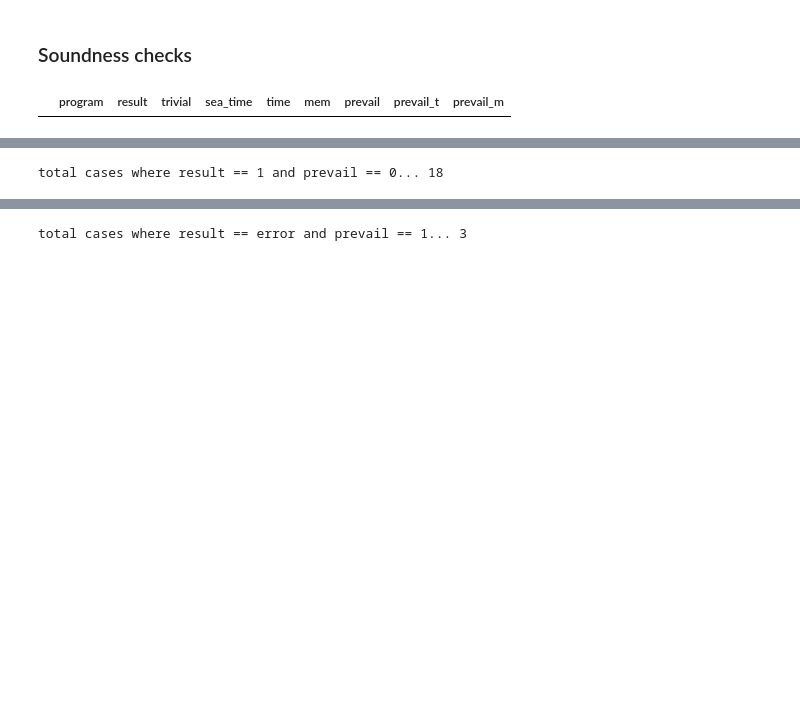
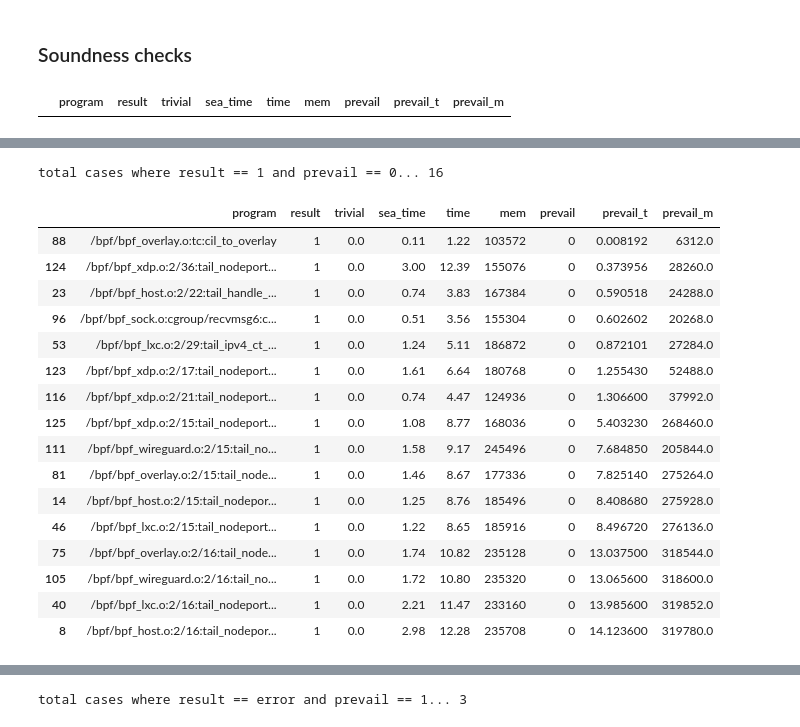
Before and after one commit to jetafese/btor2mlir-1, a Jupyter notebook: utils/ebpf/results/ebpf_results.ipynb, the cells around one changed output, grey strips where cells are left out. Cells and saved outputs as stored; diff of their text form; code cells hidden in the pictures; blank space fills up the shorter version.

```diff
--- a/utils/ebpf/results/ebpf_results.ipynb
+++ b/utils/ebpf/results/ebpf_results.ipynb
@@ -92,10 +92,27 @@ ebpf2mlir agrees with prevail on:  82 , and differs on:  65  programs
 # %%
 # resultAndNOTPrevail = mergedDF.query('result > prevail')
 resultAndNOTPrevail = mergedDF[mergedDF['result'].str.startswith("1") & mergedDF['prevail'].str.startswith("0")]
 print('total cases where result == 1 and prevail == 0...', resultAndNOTPrevail.count()['program'])
-# resultAndNOTPrevail
+resultAndNOTPrevail.sort_values('prevail_t')
 # %% [output]
-total cases where result == 1 and prevail == 0... 18
+total cases where result == 1 and prevail == 0... 16
+|  | program | result | trivial | sea_time | time | mem | prevail | prevail_t | prevail_m |
+| 88 | /bpf/bpf_overlay.o:tc:cil_to_overlay | 1 | 0.0 | 0.11 | 1.22 | 103572 | 0 | 0.008192 | 6312.0 |
+| 124 | /bpf/bpf_xdp.o:2/36:tail_nodeport... | 1 | 0.0 | 3.00 | 12.39 | 155076 | 0 | 0.373956 | 28260.0 |
+| 23 | /bpf/bpf_host.o:2/22:tail_handle_... | 1 | 0.0 | 0.74 | 3.83 | 167384 | 0 | 0.590518 | 24288.0 |
+| 96 | /bpf/bpf_sock.o:cgroup/recvmsg6:c... | 1 | 0.0 | 0.51 | 3.56 | 155304 | 0 | 0.602602 | 20268.0 |
+| 53 | /bpf/bpf_lxc.o:2/29:tail_ipv4_ct_... | 1 | 0.0 | 1.24 | 5.11 | 186872 | 0 | 0.872101 | 27284.0 |
+| 123 | /bpf/bpf_xdp.o:2/17:tail_nodeport... | 1 | 0.0 | 1.61 | 6.64 | 180768 | 0 | 1.255430 | 52488.0 |
+| 116 | /bpf/bpf_xdp.o:2/21:tail_nodeport... | 1 | 0.0 | 0.74 | 4.47 | 124936 | 0 | 1.306600 | 37992.0 |
+| 125 | /bpf/bpf_xdp.o:2/15:tail_nodeport... | 1 | 0.0 | 1.08 | 8.77 | 168036 | 0 | 5.403230 | 268460.0 |
+| 111 | /bpf/bpf_wireguard.o:2/15:tail_no... | 1 | 0.0 | 1.58 | 9.17 | 245496 | 0 | 7.684850 | 205844.0 |
+| 81 | /bpf/bpf_overlay.o:2/15:tail_node... | 1 | 0.0 | 1.46 | 8.67 | 177336 | 0 | 7.825140 | 275264.0 |
+| 14 | /bpf/bpf_host.o:2/15:tail_nodepor... | 1 | 0.0 | 1.25 | 8.76 | 185496 | 0 | 8.408680 | 275928.0 |
+| 46 | /bpf/bpf_lxc.o:2/15:tail_nodeport... | 1 | 0.0 | 1.22 | 8.65 | 185916 | 0 | 8.496720 | 276136.0 |
+| 75 | /bpf/bpf_overlay.o:2/16:tail_node... | 1 | 0.0 | 1.74 | 10.82 | 235128 | 0 | 13.037500 | 318544.0 |
+| 105 | /bpf/bpf_wireguard.o:2/16:tail_no... | 1 | 0.0 | 1.72 | 10.80 | 235320 | 0 | 13.065600 | 318600.0 |
+| 40 | /bpf/bpf_lxc.o:2/16:tail_nodeport... | 1 | 0.0 | 2.21 | 11.47 | 233160 | 0 | 13.985600 | 319852.0 |
+| 8 | /bpf/bpf_host.o:2/16:tail_nodepor... | 1 | 0.0 | 2.98 | 12.28 | 235708 | 0 | 14.123600 | 319780.0 |
 # %%
 prevailAndNotResult = mergedDF[mergedDF['result'].str.startswith("0") & mergedDF['prevail'].str.startswith("1")]
 print('total cases where result == 0 and prevail == 1...', prevailAndNotResult.count()['program'])
```
Also changed, not shown: parts of 3 cells of this notebook, 3 other files.
